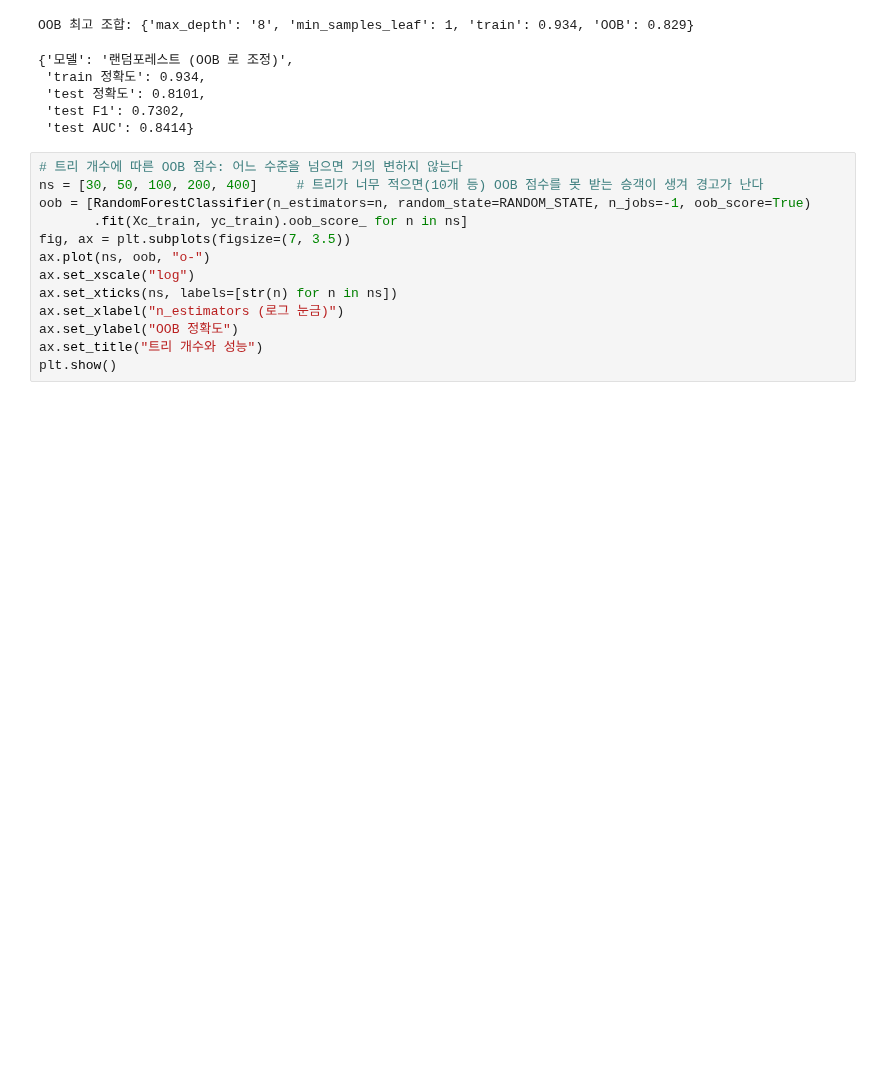
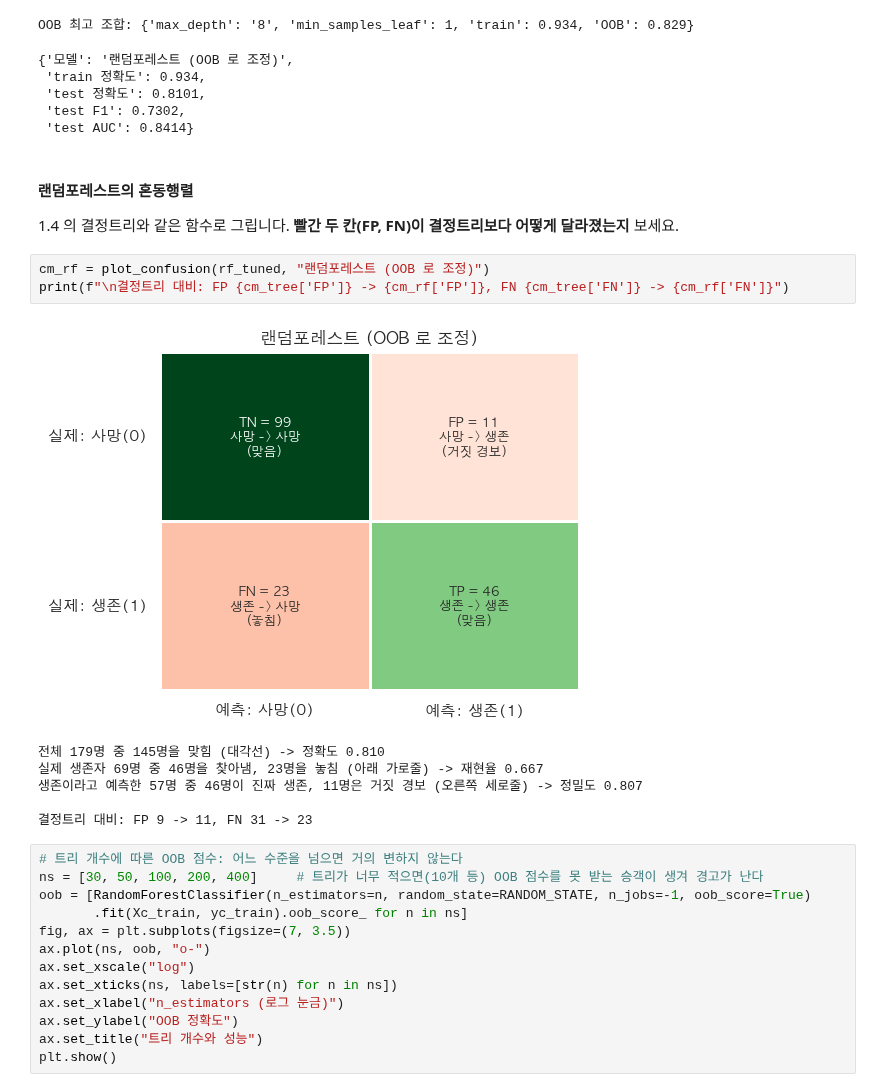
Before and after one commit to icesnake72/aice, a Jupyter notebook: aice_course/06_지도학습II_트리_앙상블.ipynb, the cells around one changed output. Cells and saved outputs as stored; diff of their text form; blank space fills up the shorter version.

```diff
--- a/aice_course/06_지도학습II_트리_앙상블.ipynb
+++ b/aice_course/06_지도학습II_트리_앙상블.ipynb
@@ -649,6 +855,20 @@ OOB 최고 조합: {'max_depth': '8', 'min_samples_leaf': 1, 'train': 0.934, 'OO
  'test 정확도': 0.8101,
  'test F1': 0.7302,
  'test AUC': 0.8414}
+# %% [markdown]
+#### 랜덤포레스트의 혼동행렬
+
+1.4 의 결정트리와 같은 함수로 그립니다. **빨간 두 칸(FP, FN)이 결정트리보다 어떻게 달라졌는지** 보세요.
+# %%
+cm_rf = plot_confusion(rf_tuned, "랜덤포레스트 (OOB 로 조정)")
+print(f"\n결정트리 대비: FP {cm_tree['FP']} -> {cm_rf['FP']}, FN {cm_tree['FN']} -> {cm_rf['FN']}")
+# %% [output]
+[figure, added]
+전체 179명 중 145명을 맞힘 (대각선) -> 정확도 0.810
+실제 생존자 69명 중 46명을 찾아냄, 23명을 놓침 (아래 가로줄) -> 재현율 0.667
+생존이라고 예측한 57명 중 46명이 진짜 생존, 11명은 거짓 경보 (오른쪽 세로줄) -> 정밀도 0.807
+
+결정트리 대비: FP 9 -> 11, FN 31 -> 23
 # %%
 # 트리 개수에 따른 OOB 점수: 어느 수준을 넘으면 거의 변하지 않는다
 ns = [30, 50, 100, 200, 400]     # 트리가 너무 적으면(10개 등) OOB 점수를 못 받는 승객이 생겨 경고가 난다
```
Also changed, not shown: parts of 23 cells of this notebook, 1 other file.
